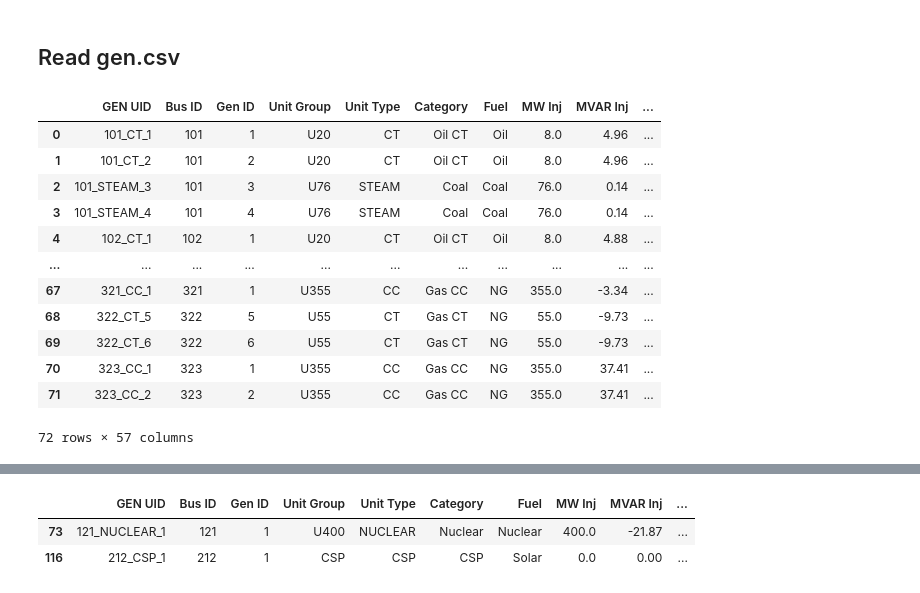
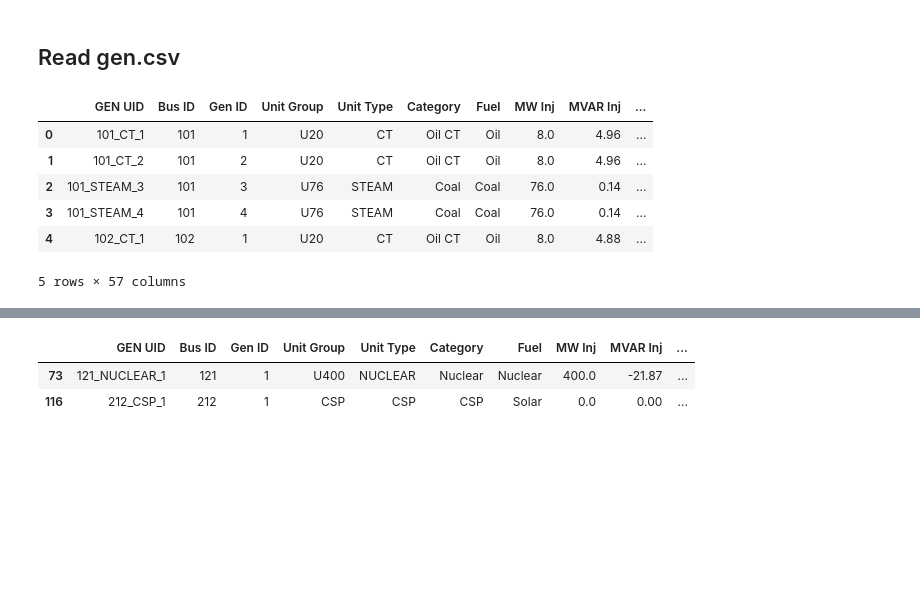
Before and after one commit to Xinhe-Chen/RTS-GMLC-PT, a Jupyter notebook: Notebook/Test_utils.ipynb, the cells around one changed output, grey strips where cells are left out. Saved outputs shown, nothing was run; the diff lists cells and outputs as text; code cells hidden in the pictures; blank space fills up the shorter version.

```diff
--- a/Notebook/Test_utils.ipynb
+++ b/Notebook/Test_utils.ipynb
@@ -42,19 +43,13 @@ df_fossil = pd.DataFrame(target_fossil_gen)
 df_renew = pd.DataFrame(target_renew_gen)
 df_special = pd.DataFrame(target_special_gen)
 # %%
-df_fossil
+df_fossil.head()
 # %% [output]
 |  | GEN UID | Bus ID | Gen ID | Unit Group | Unit Type | Category | Fuel | MW Inj | MVAR Inj | ... |
 | 0 | 101_CT_1 | 101 | 1 | U20 | CT | Oil CT | Oil | 8.0 | 4.96 | ... |
 | 1 | 101_CT_2 | 101 | 2 | U20 | CT | Oil CT | Oil | 8.0 | 4.96 | ... |
 | 2 | 101_STEAM_3 | 101 | 3 | U76 | STEAM | Coal | Coal | 76.0 | 0.14 | ... |
 | 3 | 101_STEAM_4 | 101 | 4 | U76 | STEAM | Coal | Coal | 76.0 | 0.14 | ... |
 | 4 | 102_CT_1 | 102 | 1 | U20 | CT | Oil CT | Oil | 8.0 | 4.88 | ... |
-| ... | ... | ... | ... | ... | ... | ... | ... | ... | ... | ... |
-| 67 | 321_CC_1 | 321 | 1 | U355 | CC | Gas CC | NG | 355.0 | -3.34 | ... |
-| 68 | 322_CT_5 | 322 | 5 | U55 | CT | Gas CT | NG | 55.0 | -9.73 | ... |
-| 69 | 322_CT_6 | 322 | 6 | U55 | CT | Gas CT | NG | 55.0 | -9.73 | ... |
-| 70 | 323_CC_1 | 323 | 1 | U355 | CC | Gas CC | NG | 355.0 | 37.41 | ... |
-| 71 | 323_CC_2 | 323 | 2 | U355 | CC | Gas CC | NG | 355.0 | 37.41 | ... |
-72 rows × 57 columns
+5 rows × 57 columns
 # %%
```
Also changed, not shown: parts of 20 cells of this notebook, 5 other files.
